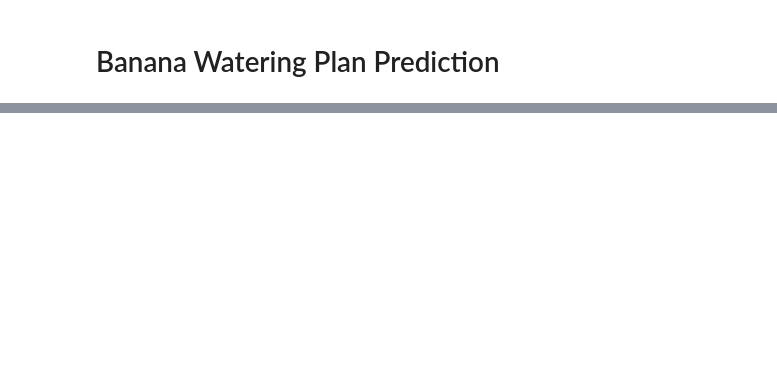
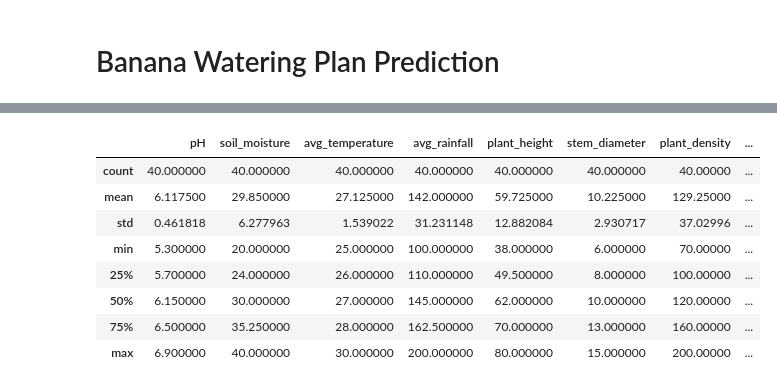
Before and after one commit to CodecubX/banana-disease-prediction-MRCNN-Django-ML, a Jupyter notebook: water_and_fertilizer plan/watering_plan.ipynb, the cells around one changed output, grey strips where cells are left out. Cells and saved outputs as stored; diff of their text form; code cells hidden in the pictures; blank space fills up the shorter version.

```diff
--- a/water_and_fertilizer plan/watering_plan.ipynb
+++ b/water_and_fertilizer plan/watering_plan.ipynb
@@ -28,0 +118,12 @@ df.head()
+# %%
+df.describe()
+# %% [output]
+|  | pH | soil_moisture | avg_temperature | avg_rainfall | plant_height | stem_diameter | plant_density | ... |
+| count | 40.000000 | 40.000000 | 40.000000 | 40.000000 | 40.000000 | 40.000000 | 40.00000 | ... |
+| mean | 6.117500 | 29.850000 | 27.125000 | 142.000000 | 59.725000 | 10.225000 | 129.25000 | ... |
+| std | 0.461818 | 6.277963 | 1.539022 | 31.231148 | 12.882084 | 2.930717 | 37.02996 | ... |
+| min | 5.300000 | 20.000000 | 25.000000 | 100.000000 | 38.000000 | 6.000000 | 70.00000 | ... |
+| 25% | 5.700000 | 24.000000 | 26.000000 | 110.000000 | 49.500000 | 8.000000 | 100.00000 | ... |
+| 50% | 6.150000 | 30.000000 | 27.000000 | 145.000000 | 62.000000 | 10.000000 | 120.00000 | ... |
+| 75% | 6.500000 | 35.250000 | 28.000000 | 162.500000 | 70.000000 | 13.000000 | 160.00000 | ... |
+| max | 6.900000 | 40.000000 | 30.000000 | 200.000000 | 80.000000 | 15.000000 | 200.00000 | ... |
```
Also changed, not shown: parts of 11 cells of this notebook, 3 other files.
